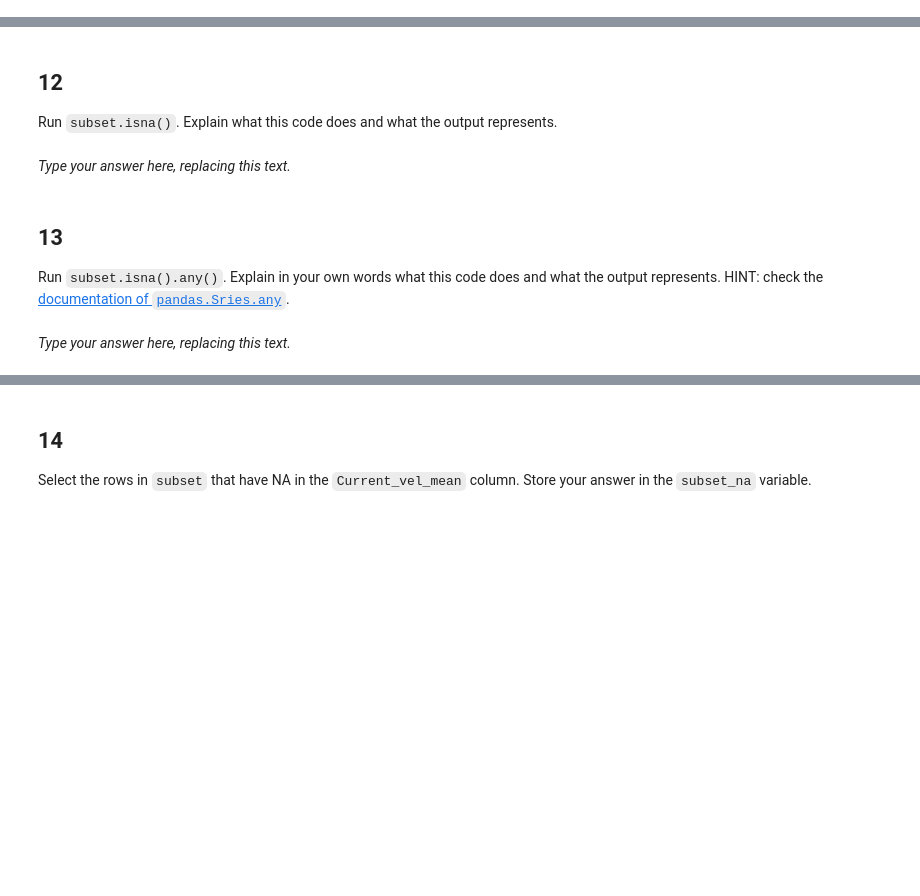
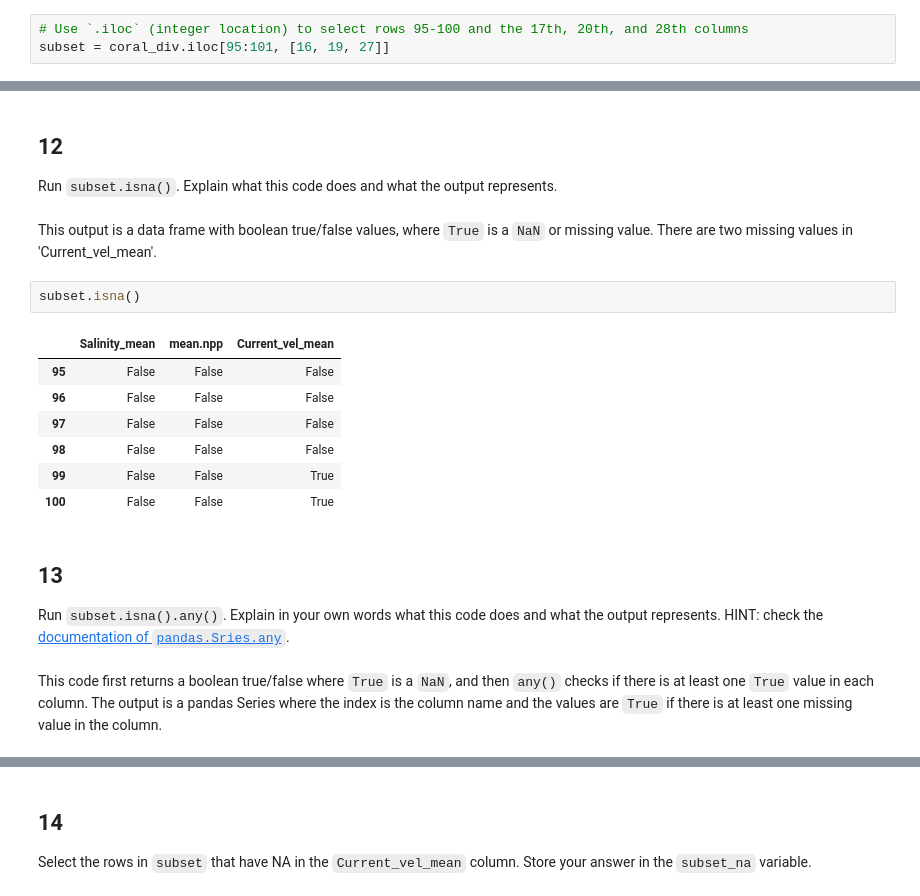
Before and after one commit to leirubinstein/eds220-hwk1, a Jupyter notebook: hwk1-task2-corals.ipynb, the cells around one changed output, grey strips where cells are left out. Saved outputs shown, nothing was run; the diff lists cells and outputs as text; blank space fills up the shorter version.

```diff
--- a/hwk1-task2-corals.ipynb
+++ b/hwk1-task2-corals.ipynb
@@ -252,3 +305,6 @@ subset = ...
+# %%
+# Use `.iloc` (integer location) to select rows 95-100 and the 17th, 20th, and 28th columns
+subset = coral_div.iloc[95:101, [16, 19, 27]]
 # %%
 # View the dataframe
 subset
@@ -258,8 +322,18 @@ subset
 ## 12
 
 Run `subset.isna()`. Explain what this code does and what the output represents.
-# %% [markdown]
-_Type your answer here, replacing this text._
+# %% [markdown]
+This output is a data frame with boolean true/false values, where `True` is a `NaN` or missing value. There are two missing values in 'Current_vel_mean'.
+# %%
+subset.isna()
+# %% [output]
+|  | Salinity_mean | mean.npp | Current_vel_mean |
+| 95 | False | False | False |
+| 96 | False | False | False |
+| 97 | False | False | False |
+| 98 | False | False | False |
+| 99 | False | False | True |
+| 100 | False | False | True |
 # %% [markdown]
 <!-- END QUESTION -->
 
@@ -267,5 +341,5 @@ _Type your answer here, replacing this text._
 
 ## 13
 Run `subset.isna().any()`. Explain in your own words what this code does and what the output represents. HINT: check the [documentation of `pandas.Sries.any`](https://pandas.pydata.org/docs/reference/api/pandas.Series.any.html).
-# %% [markdown]
-_Type your answer here, replacing this text._
+# %% [markdown]
+This code first returns a boolean true/false where `True` is a `NaN`, and then `any()` checks if there is at least one `True` value in each column. The output is a pandas Series where the index is the column name and the values are `True` if there is at least one missing value in the column.
```
Also changed, not shown: parts of 20 cells of this notebook.
